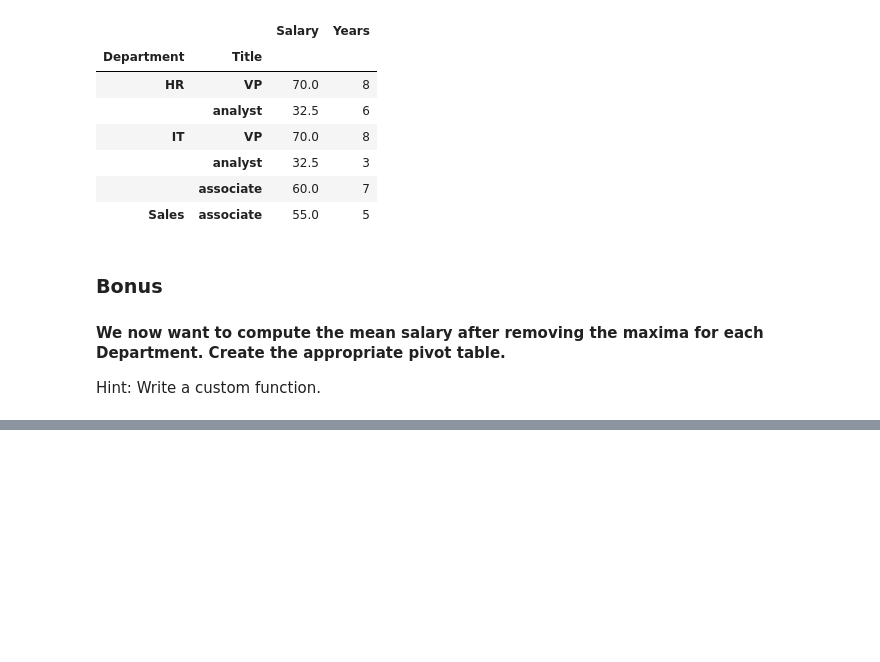
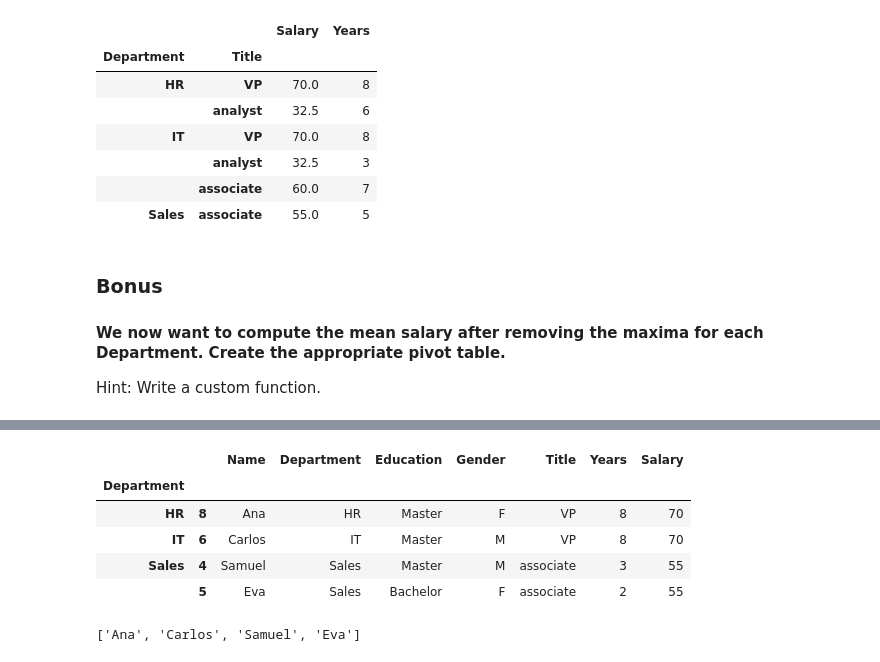
Before and after one commit to Rbrt05/lab-pivot-table-and-correlation, a Jupyter notebook: your_code/main.ipynb, the cells around one changed output, grey strips where cells are left out. Cells and saved outputs as stored; diff of their text form; code cells hidden in the pictures; blank space fills up the shorter version.

```diff
--- a/your_code/main.ipynb
+++ b/your_code/main.ipynb
@@ -177,0 +187,19 @@ Hint: Write a custom function.
+# %%
+# your answer here
+
+# Problem 1: Identify highest salary per apartment and print employees with highest salary
+
+grouped = employee.groupby('Department')
+gmax = grouped.apply(lambda g: g[g['Salary'] == g['Salary'].max()])
+display(gmax)
+
+# Problem 2: Create list for employees with highest salary
+list(gmax[['Name']].reset_index()['Name'])
+# %% [output]
+|  |  | Name | Department | Education | Gender | Title | Years | Salary |
+| Department |  |  |  |  |  |  |  |  |
+| HR | 8 | Ana | HR | Master | F | VP | 8 | 70 |
+| IT | 6 | Carlos | IT | Master | M | VP | 8 | 70 |
+| Sales | 4 | Samuel | Sales | Master | M | associate | 3 | 55 |
+|  | 5 | Eva | Sales | Bachelor | F | associate | 2 | 55 |
+['Ana', 'Carlos', 'Samuel', 'Eva']
```
Also changed, not shown: parts of 5 cells of this notebook.
